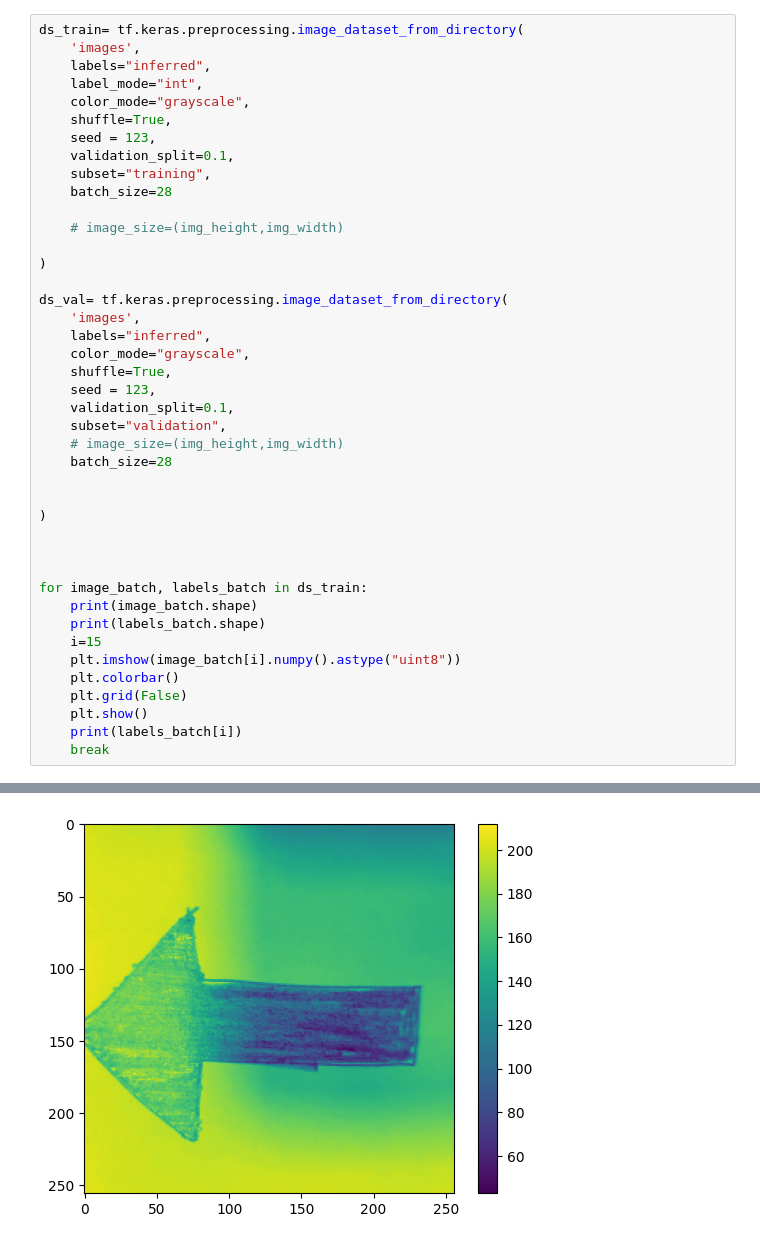
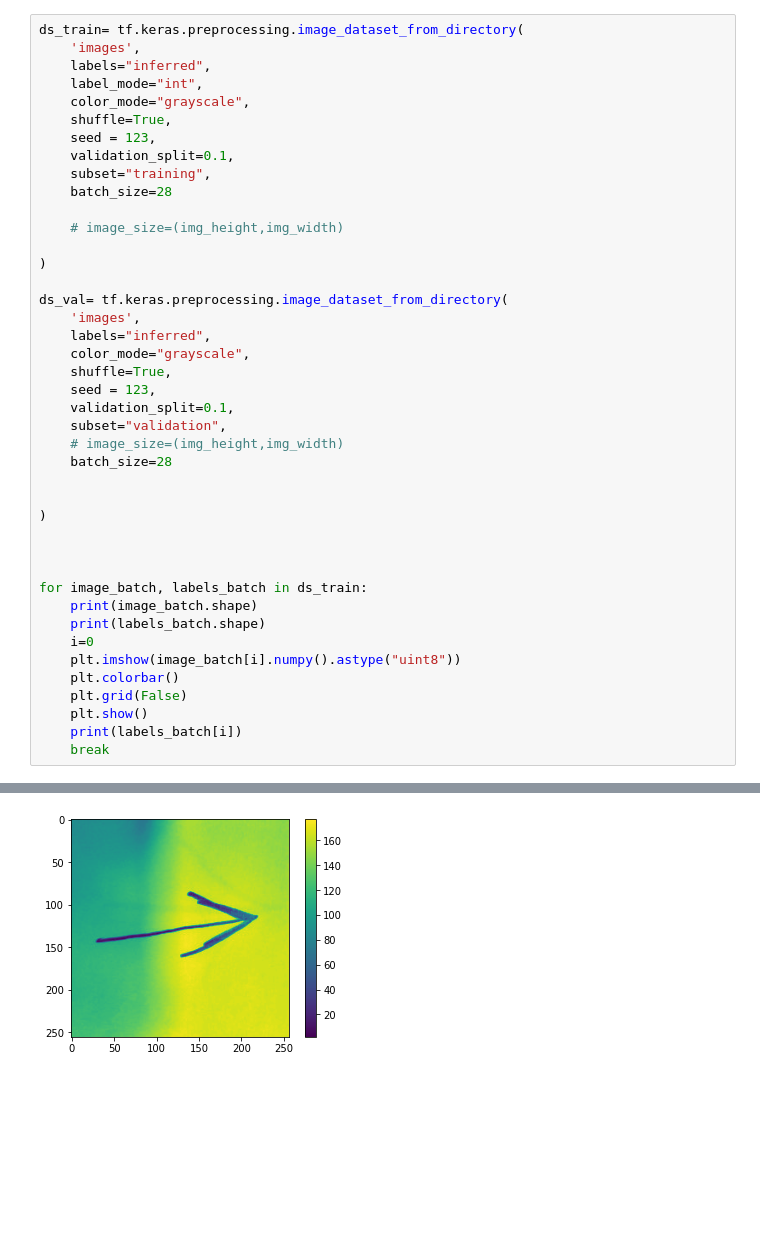
Before and after one commit to AadithyaRao2809/WayView, a Jupyter notebook: arrows.ipynb, the cells around one changed output, grey strips where cells are left out. Cells and saved outputs as stored; diff of their text form; blank space fills up the shorter version.

```diff
--- a/arrows.ipynb
+++ b/arrows.ipynb
@@ -30,32 +30,32 @@ ds_val= tf.keras.preprocessing.image_dataset_from_directory(
     labels="inferred",
     color_mode="grayscale",
     shuffle=True,
     seed = 123,
     validation_split=0.1,
     subset="validation",
     # image_size=(img_height,img_width)
     batch_size=28
 
 
 )
 
 
 
 for image_batch, labels_batch in ds_train:
     print(image_batch.shape)
     print(labels_batch.shape)
-    i=15
+    i=0
     plt.imshow(image_batch[i].numpy().astype("uint8"))
     plt.colorbar()
     plt.grid(False)
     plt.show()
     print(labels_batch[i])
     break
 # %% [output]
 Found 2146 files belonging to 3 classes.
 Using 1932 files for training.
 Found 2146 files belonging to 3 classes.
 Using 214 files for validation.
 (28, 256, 256, 1)
 (28,)
-[figure, old version]
+[figure, new version]
```
Also changed, not shown: parts of 9 cells of this notebook, 6 other files.
